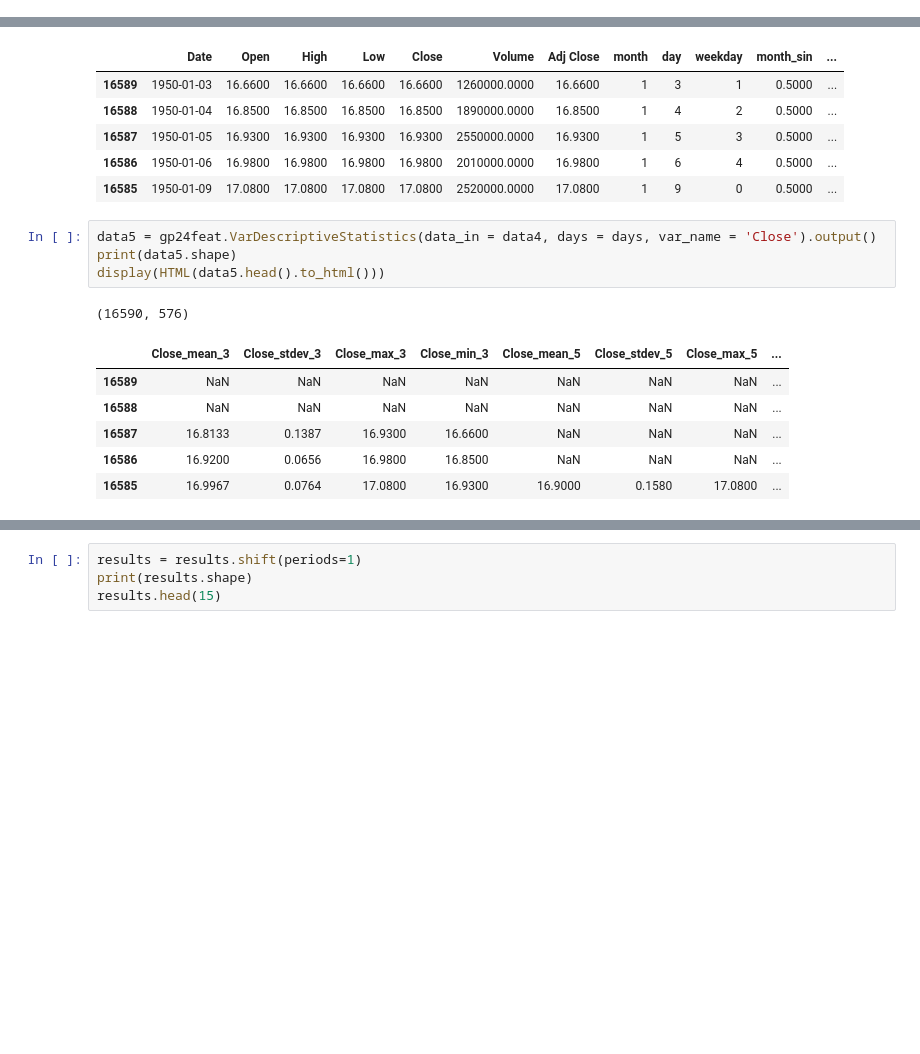
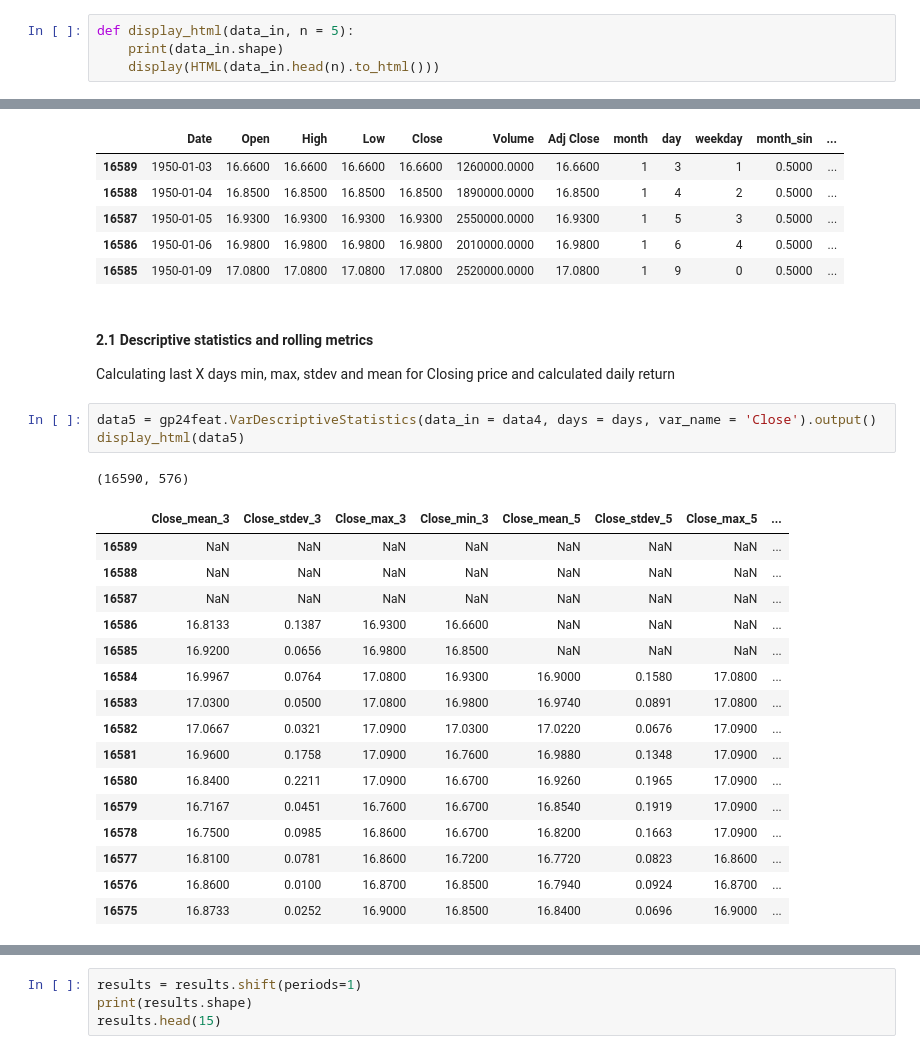
Before and after one commit to TGusciora/python-gp24, a Jupyter notebook: notebooks/001_GP24_tg_EDA_train_model.ipynb, the cells around one changed output, grey strips where cells are left out. Saved outputs shown, nothing was run; the diff lists cells and outputs as text; blank space fills up the shorter version.

Commit message:
2023/07/29
- adding comments
- documenting DescriptiveStatistics functions
- added resulting dataframe shift (to prevent target data information leak)

```diff
--- a/notebooks/001_GP24_tg_EDA_train_model.ipynb
+++ b/notebooks/001_GP24_tg_EDA_train_model.ipynb
@@ -143,6 +140,10 @@ days = [3, 5, 30, 60, 90, 120, 240, 365]
 # contains varaibles nad possible values for one hot encoding
 categories = [('month',[1,2,3,4,5,6,7,8,9,10,11,12]),
               ('weekday',[0,1,2,3,4,5,6])]
+# %%
+def display_html(data_in, n = 5):
+    print(data_in.shape)
+    display(HTML(data_in.head(n).to_html()))
 # %% [markdown]
 #### 1.2 Starting project timer and exporting requirements
 # %%
@@ -225,18 +233,30 @@ data4.head()
 | 16587 | 1950-01-05 | 16.9300 | 16.9300 | 16.9300 | 16.9300 | 2550000.0000 | 16.9300 | 1 | 5 | 3 | 0.5000 | ... |
 | 16586 | 1950-01-06 | 16.9800 | 16.9800 | 16.9800 | 16.9800 | 2010000.0000 | 16.9800 | 1 | 6 | 4 | 0.5000 | ... |
 | 16585 | 1950-01-09 | 17.0800 | 17.0800 | 17.0800 | 17.0800 | 2520000.0000 | 17.0800 | 1 | 9 | 0 | 0.5000 | ... |
+# %% [markdown]
+#### 2.1 Descriptive statistics and rolling metrics
+Calculating last X days min, max, stdev and mean for Closing price and calculated daily return
 # %%
 data5 = gp24feat.VarDescriptiveStatistics(data_in = data4, days = days, var_name = 'Close').output()
-print(data5.shape)
-display(HTML(data5.head().to_html()))
+display_html(data5)
 # %% [output]
 (16590, 576)
 |  | Close_mean_3 | Close_stdev_3 | Close_max_3 | Close_min_3 | Close_mean_5 | Close_stdev_5 | Close_max_5 | ... |
 | 16589 | NaN | NaN | NaN | NaN | NaN | NaN | NaN | ... |
 | 16588 | NaN | NaN | NaN | NaN | NaN | NaN | NaN | ... |
-| 16587 | 16.8133 | 0.1387 | 16.9300 | 16.6600 | NaN | NaN | NaN | ... |
-| 16586 | 16.9200 | 0.0656 | 16.9800 | 16.8500 | NaN | NaN | NaN | ... |
-| 16585 | 16.9967 | 0.0764 | 17.0800 | 16.9300 | 16.9000 | 0.1580 | 17.0800 | ... |
+| 16587 | NaN | NaN | NaN | NaN | NaN | NaN | NaN | ... |
+| 16586 | 16.8133 | 0.1387 | 16.9300 | 16.6600 | NaN | NaN | NaN | ... |
+| 16585 | 16.9200 | 0.0656 | 16.9800 | 16.8500 | NaN | NaN | NaN | ... |
+| 16584 | 16.9967 | 0.0764 | 17.0800 | 16.9300 | 16.9000 | 0.1580 | 17.0800 | ... |
+| 16583 | 17.0300 | 0.0500 | 17.0800 | 16.9800 | 16.9740 | 0.0891 | 17.0800 | ... |
+| 16582 | 17.0667 | 0.0321 | 17.0900 | 17.0300 | 17.0220 | 0.0676 | 17.0900 | ... |
+| 16581 | 16.9600 | 0.1758 | 17.0900 | 16.7600 | 16.9880 | 0.1348 | 17.0900 | ... |
+| 16580 | 16.8400 | 0.2211 | 17.0900 | 16.6700 | 16.9260 | 0.1965 | 17.0900 | ... |
+| 16579 | 16.7167 | 0.0451 | 16.7600 | 16.6700 | 16.8540 | 0.1919 | 17.0900 | ... |
+| 16578 | 16.7500 | 0.0985 | 16.8600 | 16.6700 | 16.8200 | 0.1663 | 17.0900 | ... |
+| 16577 | 16.8100 | 0.0781 | 16.8600 | 16.7200 | 16.7720 | 0.0823 | 16.8600 | ... |
+| 16576 | 16.8600 | 0.0100 | 16.8700 | 16.8500 | 16.7940 | 0.0924 | 16.8700 | ... |
+| 16575 | 16.8733 | 0.0252 | 16.9000 | 16.8500 | 16.8400 | 0.0696 | 16.9000 | ... |
 # %%
 data4["DailyReturn"] = data4["Close"].pct_change(periods = 1)
 data6 = gp24feat.VarDescriptiveStatistics(data_in = data4, days = days, var_name = 'DailyReturn').output()
```
Also changed, not shown: parts of 9 cells of this notebook, 1 other file.
